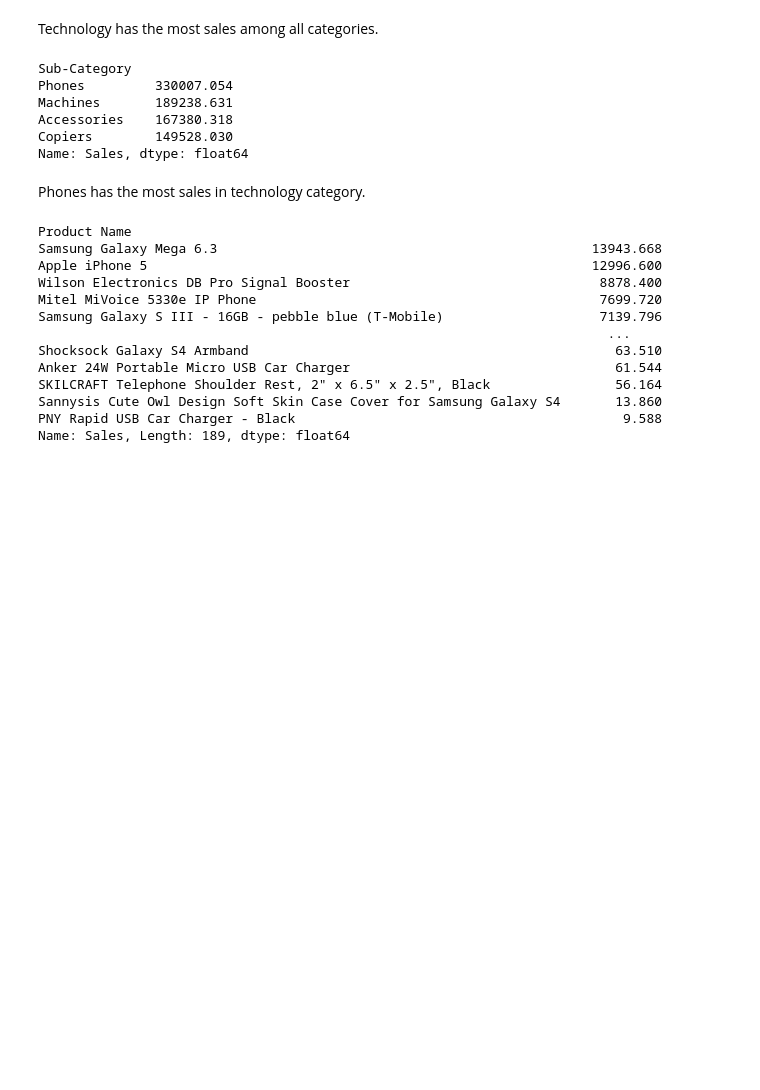
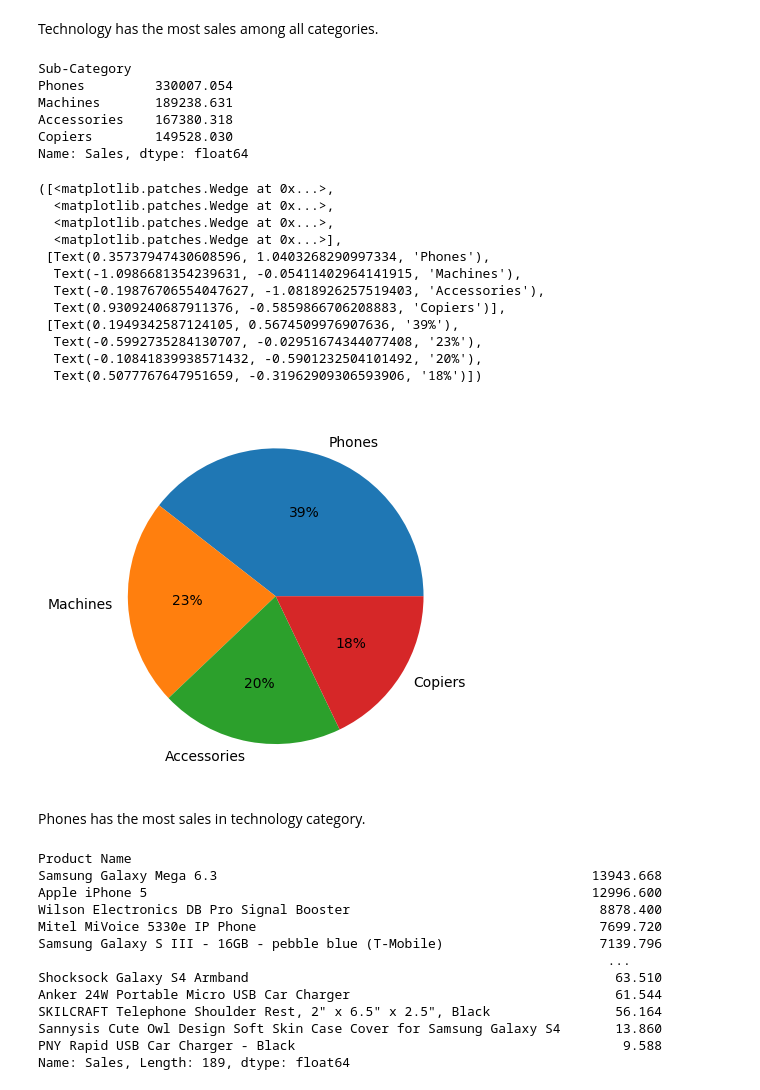
Before and after one commit to Krittapad12348/Superstore_Analysis, a Jupyter notebook: superstore_python.ipynb, the cells around one changed output. Cells and saved outputs as stored; diff of their text form; code cells hidden in the pictures; blank space fills up the shorter version.

```diff
--- a/superstore_python.ipynb
+++ b/superstore_python.ipynb
@@ -163,6 +182,23 @@ Machines       189238.631
 Accessories    167380.318
 Copiers        149528.030
 Name: Sales, dtype: float64
+# %%
+a = ss[ss['Category'] == 'Technology'].groupby('Sub-Category')['Sales'].sum().sort_values(ascending=False)
+plt.pie(a,labels=a.index,autopct='%1.0f%%')
+# %% [output]
+([<matplotlib.patches.Wedge at 0x...>,
+  <matplotlib.patches.Wedge at 0x...>,
+  <matplotlib.patches.Wedge at 0x...>,
+  <matplotlib.patches.Wedge at 0x...>],
+ [Text(0.35737947430608596, 1.0403268290997334, 'Phones'),
+  Text(-1.0986681354239631, -0.05411402964141915, 'Machines'),
+  Text(-0.19876706554047627, -1.0818926257519403, 'Accessories'),
+  Text(0.9309240687911376, -0.5859866706208883, 'Copiers')],
+ [Text(0.1949342587124105, 0.5674509976907636, '39%'),
+  Text(-0.5992735284130707, -0.02951674344077408, '23%'),
+  Text(-0.10841839938571432, -0.5901232504101492, '20%'),
+  Text(0.5077767647951659, -0.31962909306593906, '18%')])
+[figure, added]
 # %% [markdown]
 Phones has the most sales in technology category.
 # %%
```
Also changed, not shown: parts of 23 cells of this notebook.
